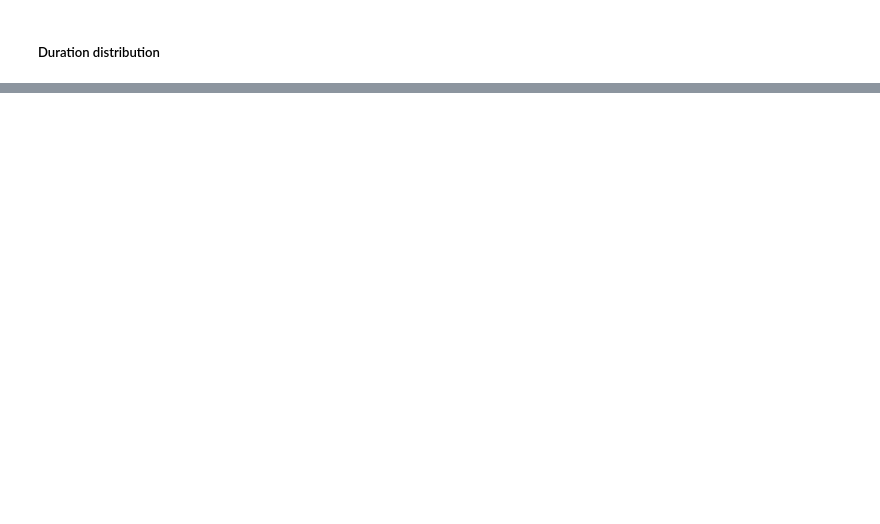
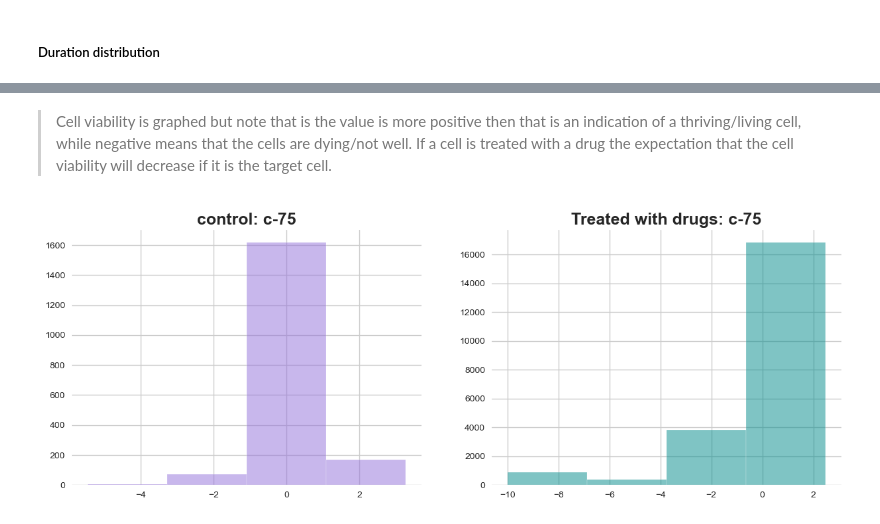
Before and after one commit to mdespinoza/MOA_Project, a Jupyter notebook: code/MOA_Project_Code.ipynb, the cells around one changed output, grey strips where cells are left out. Saved outputs shown, nothing was run; the diff lists cells and outputs as text; code cells hidden in the pictures; blank space fills up the shorter version.

```diff
--- a/code/MOA_Project_Code.ipynb
+++ b/code/MOA_Project_Code.ipynb
@@ -134,6 +135,35 @@ test_features = pd.read_csv("/Users/mdespinoza/Desktop/Github/data/test_features
 train_drug = pd.read_csv("/Users/mdespinoza/Desktop/Github/data/train_drug.csv")
 train_targets_nonscored = pd.read_csv("/Users/mdespinoza/Desktop/Github/data/train_targets_nonscored.csv")
 train_targets_scored = pd.read_csv("/Users/mdespinoza/Desktop/Github/data/train_targets_scored.csv")
+f=train_features.merge(train_drug, how='left', on='sig_id')
+
+merged=pd.concat([train_features,test_features])
+
+#Datasets for treated and control experiments
+treated= train_features[train_features['cp_type']=='trt_cp']
+control= train_features[train_features['cp_type']=='ctl_vehicle']
+
+#Datasets for treated and control: TEST SET
+treated_t= test_features[test_features['cp_type']=='trt_cp']
+control_t= test_features[test_features['cp_type']=='ctl_vehicle']
+
+#Treatment time datasets
+cp24= train_features[train_features['cp_time']== 24]
+cp48= train_features[train_features['cp_time']== 48]
+cp72= train_features[train_features['cp_time']== 72]
+
+#Merge scored and nonscored labels
+all_drugs= pd.merge(train_targets_scored, train_targets_nonscored, on='sig_id', how='inner')
+
+#Treated drugs without control
+treated_list = treated['sig_id'].to_list()
+drugs_tr= train_targets_scored[train_targets_scored['sig_id'].isin(treated_list)]
+
+#Select the columns c-
+c_cols3 = [col for col in test_features.columns if 'c-' in col]
+#Filter the TEST set
+cells3=treated[c_cols3]
+
 
 #view that all the data is there by seeing the shape
 print(train_features.shape)
@@ -262,0 +423,7 @@ does_plot.show()
+# %% [markdown]
+> Cell viability is graphed but note that is the value is more positive then that is an indication of a thriving/living cell, while negative means that the cells are dying/not well.
+> If a cell is treated with a drug the expectation that the cell viability will decrease if it is the target cell.
+# %%
+plotd("c-75")
+# %% [output]
+[figure, added]
```
Also changed, not shown: parts of 15 cells of this notebook.
